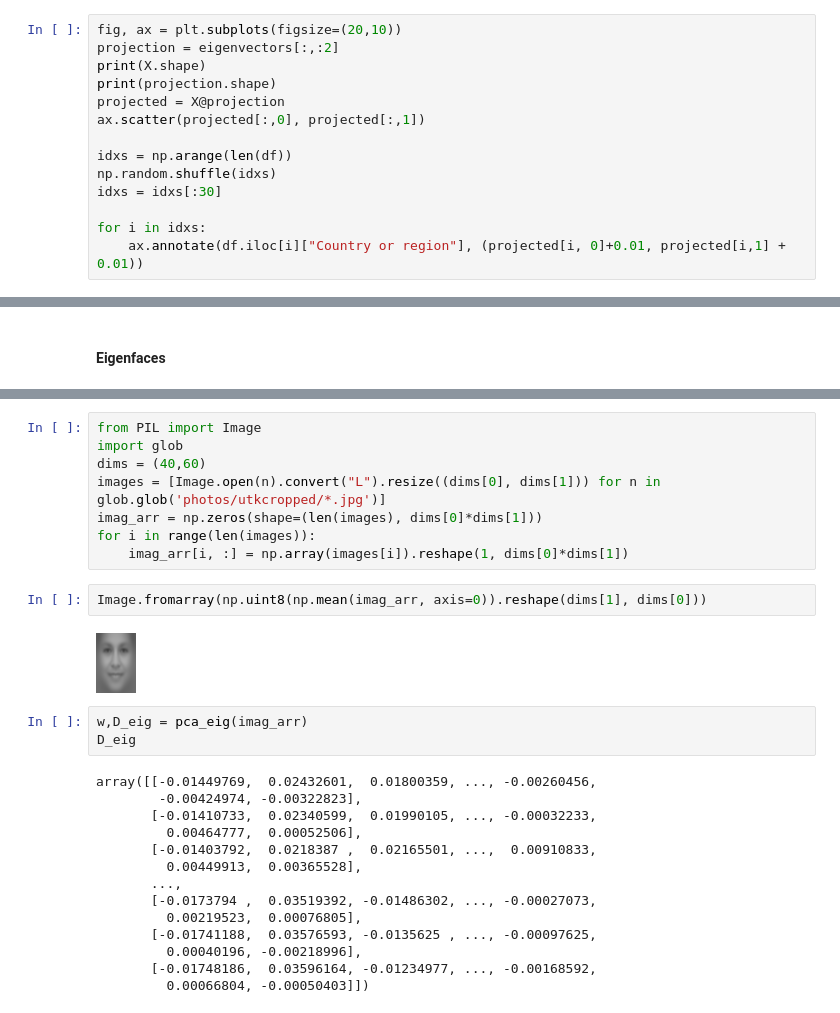
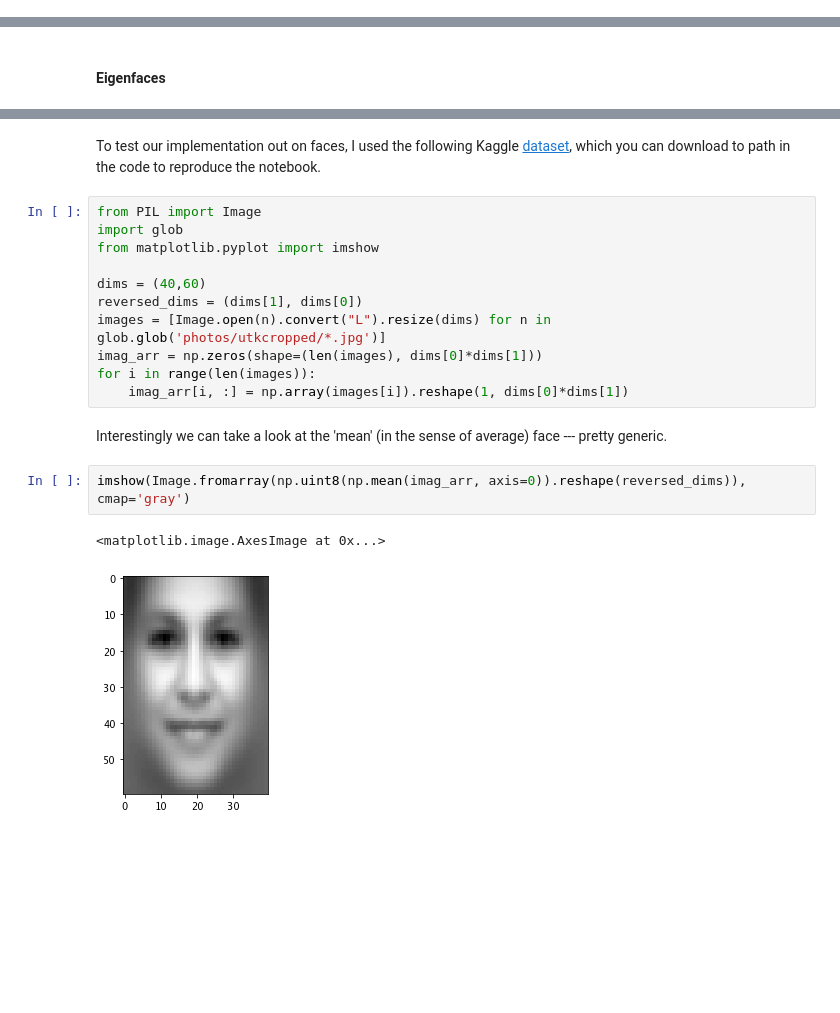
Before and after one commit to ymohamedahmed/blog-posts, a Jupyter notebook: pca/pca.ipynb, the cells around one changed output, grey strips where cells are left out. Cells and saved outputs as stored; diff of their text form; blank space fills up the shorter version.

```diff
--- a/pca/pca.ipynb
+++ b/pca/pca.ipynb
@@ -252,14 +256,0 @@ df.iloc[1]["Country or region"]
-# %%
-fig, ax = plt.subplots(figsize=(20,10))
-projection = eigenvectors[:,:2]
-print(X.shape)
-print(projection.shape)
-projected = X@projection
-ax.scatter(projected[:,0], projected[:,1])
-
-idxs = np.arange(len(df))
-np.random.shuffle(idxs)
-idxs = idxs[:30]
-
-for i in idxs:
-    ax.annotate(df.iloc[i]["Country or region"], (projected[i, 0]+0.01, projected[i,1] + 0.01))
@@ -318,29 +323,20 @@ print(D_prim
+# %% [markdown]
+To test our implementation out on faces, I used the following Kaggle [dataset](https://www.kaggle.com/abhikjha/utk-face-cropped), which you can download to path in the code to reproduce the notebook.
 # %%
 from PIL import Image
 import glob
+from matplotlib.pyplot import imshow
+
 dims = (40,60)
-images = [Image.open(n).convert("L").resize((dims[0], dims[1])) for n in glob.glob('photos/utkcropped/*.jpg')]
+reversed_dims = (dims[1], dims[0])
+images = [Image.open(n).convert("L").resize(dims) for n in glob.glob('photos/utkcropped/*.jpg')]
 imag_arr = np.zeros(shape=(len(images), dims[0]*dims[1]))
 for i in range(len(images)):
     imag_arr[i, :] = np.array(images[i]).reshape(1, dims[0]*dims[1])
+# %% [markdown]
+Interestingly we can take a look at the 'mean' (in the sense of average) face --- pretty generic.
 # %%
-Image.fromarray(np.uint8(np.mean(imag_arr, axis=0)).reshape(dims[1], dims[0]))
+imshow(Image.fromarray(np.uint8(np.mean(imag_arr, axis=0)).reshape(reversed_dims)), cmap='gray')
 # %% [output]
+<matplotlib.image.AxesImage at 0x...>
-[figure, old version]
+[figure, new version]
-# %%
-w,D_eig = pca_eig(imag_arr)
-D_eig
-# %% [output]
-array([[-0.01449769,  0.02432601,  0.01800359, ..., -0.00260456,
-        -0.00424974, -0.00322823],
-       [-0.01410733,  0.02340599,  0.01990105, ..., -0.00032233,
-         0.00464777,  0.00052506],
-       [-0.01403792,  0.0218387 ,  0.02165501, ...,  0.00910833,
-         0.00449913,  0.00365528],
-       ...,
-       [-0.0173794 ,  0.03519392, -0.01486302, ..., -0.00027073,
-         0.00219523,  0.00076805],
-       [-0.01741188,  0.03576593, -0.0135625 , ..., -0.00097625,
-         0.00040196, -0.00218996],
-       [-0.01748186,  0.03596164, -0.01234977, ..., -0.00168592,
-         0.00066804, -0.00050403]])
```
Also changed, not shown: parts of 52 cells of this notebook, 3 other files.
